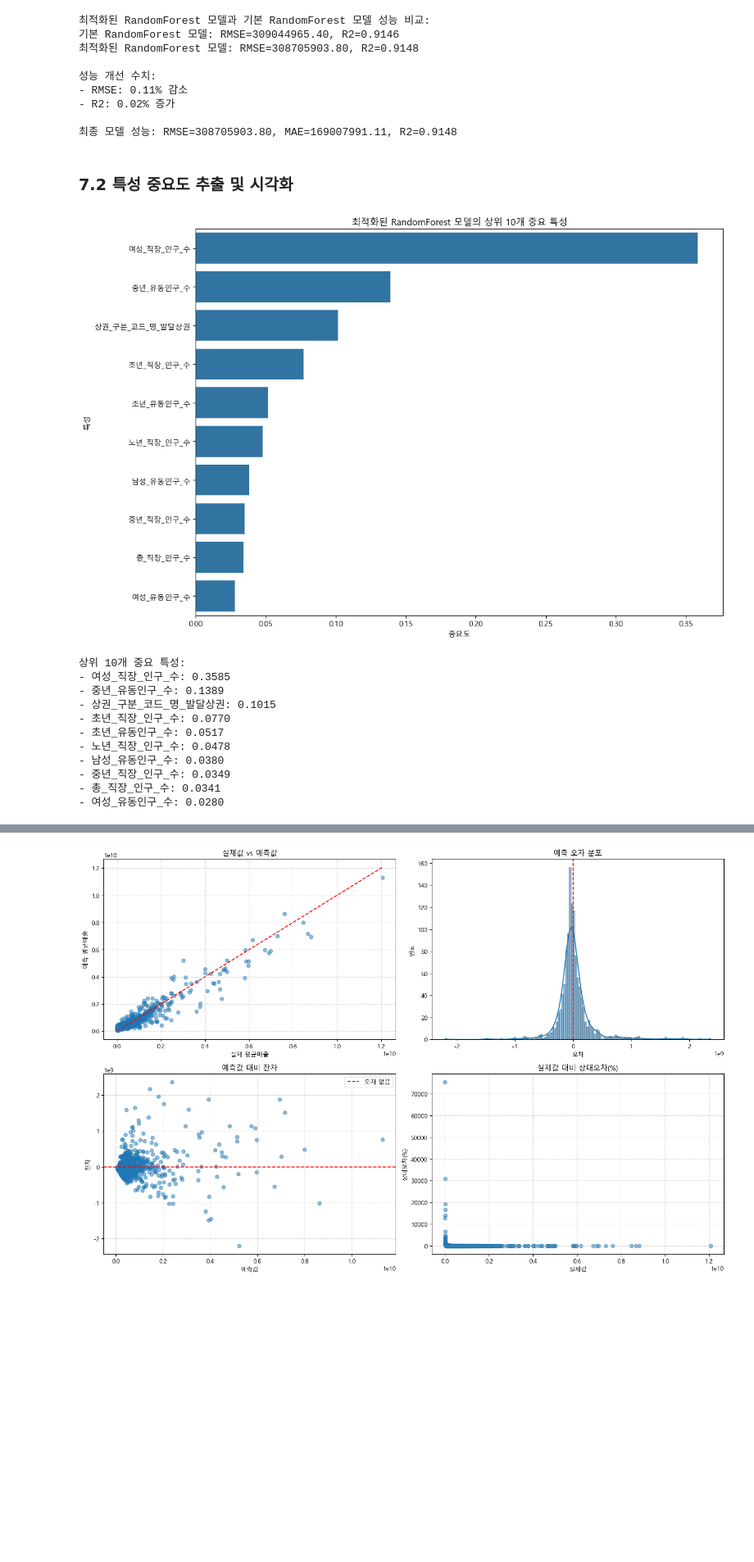
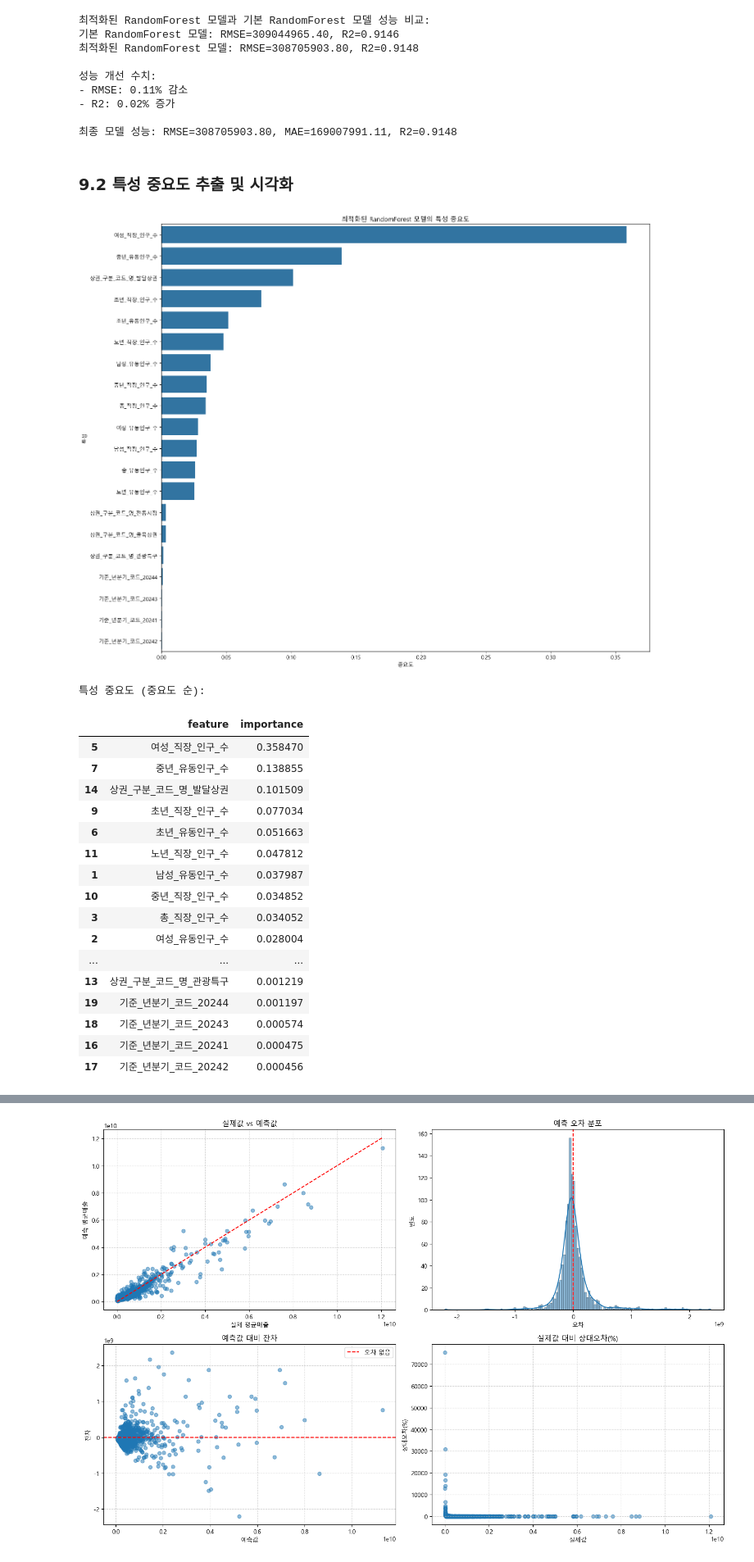
Before and after one commit to itsjulianjeong/supervised_team_project, a Jupyter notebook: seoul_restaurant_sales_prediction_refactored.ipynb, the cells around one changed output, grey strips where cells are left out. Shown at 82% size. Saved outputs shown, nothing was run; the diff lists cells and outputs as text; code cells hidden in the pictures; blank space fills up the shorter version.

```diff
--- a/seoul_restaurant_sales_prediction_refactored.ipynb
+++ b/seoul_restaurant_sales_prediction_refactored.ipynb
@@ -585,0 +450,14 @@ print(f"- 타겟 변수: {target_variable[0]}")
+# %%
+# 성별 인구 비율 계산 (총 인구 대비 각 성별 비율)
+feature_engineering_df['남성_유동인구_비율'] = feature_engineering_df['남성_유동인구_수'] / feature_engineering_df['총_유동인구_수']
+feature_engineering_df['여성_유동인구_비율'] = feature_engineering_df['여성_유동인구_수'] / feature_engineering_df['총_유동인구_수']
+feature_engineering_df['남성_직장인구_비율'] = feature_engineering_df['남성_직장_인구_수'] / feature_engineering_df['총_직장_인구_수']
+feature_engineering_df['여성_직장인구_비율'] = feature_engineering_df['여성_직장_인구_수'] / feature_engineering_df['총_직장_인구_수']
+
+# 0으로 나누는 경우(분모가 0인 경우) 처리
+for col in ['남성_유동인구_비율', '여성_유동인구_비율', '남성_직장인구_비율', '여성_직장인구_비율']:
+    feature_engineering_df[col] = feature_engineering_df[col].fillna(0)
+
+# 생성된 성별 비율 특성을 후보 목록에 추가
+gender_ratio_features = ['남성_유동인구_비율', '여성_유동인구_비율', '남성_직장인구_비율', '여성_직장인구_비율']
+numeric_feature_candidates.extend(gender_ratio_features)
@@ -711,6 +941,6 @@ plt.show()
 # %%
 # 훈련/테스트 데이터 분할 (테스트 데이터 20%)
-X_train, X_test, y_train, y_test = train_test_split(X, y, test_size=0.2, random_state=42)
+X_train, X_test, y_train, y_test = train_test_split(X, y, test_size=0.2, random_state=RANDOM_STATE)
 
 # 모델 정의 - 다양한 회귀 모델로 비교 분석
 models = {
@@ -720,24 +950,24 @@ models = {
     ]),
     'Polynomial Regression': Pipeline([
         ('preprocessor', preprocessor),
-        ('poly', PolynomialFeatures(degree=2, include_bias=False)),  # 다항식 특성 생성 (2차)
+        ('poly', PolynomialFeatures(degree=2)),  # 다항식 특성 생성 (2차)
         ('regressor', LinearRegression())
     ]),
     'Ridge': Pipeline([
         ('preprocessor', preprocessor),
-        ('regressor', Ridge(alpha=1.0))  # L2 정규화
+        ('regressor', Ridge(alpha=1.0, tol=1)) # L2 정규화
     ]),
     'Lasso': Pipeline([
         ('preprocessor', preprocessor),
-        ('regressor', Lasso(alpha=0.1))  # L1 정규화
+        ('regressor', Lasso(alpha=1.0, max_iter=8000, tol=1e-3))  # L1 정규화
     ]),
     'Random Forest': Pipeline([
         ('preprocessor', preprocessor),
-        ('regressor', RandomForestRegressor(n_estimators=100, max_depth=None, random_state=42))
+        ('regressor', RandomForestRegressor(n_estimators=100, max_depth=None, random_state=RANDOM_STATE))
     ]),
     'Gradient Boosting': Pipeline([
         ('preprocessor', preprocessor),
-        ('regressor', GradientBoostingRegressor(n_estimators=100, learning_rate=0.1, random_state=42))
+        ('regressor', GradientBoostingRegressor(n_estimators=100, learning_rate=0.1, random_state=RANDOM_STATE))
     ])
 }
 
@@ -1086,56 +1309,62 @@ print(f"\n최종 모델 성능: RMSE={final_rmse:.2f}, MAE={final_mae:.2f}, R2={
 
 최종 모델 성능: RMSE=308705903.80, MAE=169007991.11, R2=0.9148
 # %% [markdown]
-### 7.2 특성 중요도 추출 및 시각화
+### 9.2 특성 중요도 추출 및 시각화
 # %%
 # RandomForest 모델의 특성 중요도 분석
 # 모델에서 특성 중요도 추출
 regressor = final_model.named_steps['regressor']
 feature_importances = regressor.feature_importances_
 
 # 전처리기에서 변환된 특성 이름 가져오기
 preprocessor = final_model.named_steps['preprocessor']
 num_transformer = preprocessor.named_transformers_['num']
 cat_transformer = preprocessor.named_transformers_['cat']
 
 # 변환된 특성 이름 목록 생성
 # 수치형 특성 이름
 feature_names = numeric_features.copy()
 # 범주형 특성 변환 이름 추출
 cat_feature_names = cat_transformer.named_steps['onehot'].get_feature_names_out(categorical_features)
 feature_names.extend(cat_feature_names)
 
 # 특성 중요도 데이터프레임 생성 (중요도 내림차순 정렬)
 importance_df = pd.DataFrame({
     'feature': feature_names[:len(feature_importances)],
     'importance': feature_importances
 }).sort_values('importance', ascending=False)
 
-# 상위 10개 특성 중요도 시각화
-plt.figure(figsize=(12, 8))
-sns.barplot(x='importance', y='feature', data=importance_df.head(10))
-plt.title(f'{final_model_name} 모델의 상위 10개 중요 특성')
+# 모든 특성 중요도 시각화
+plt.figure(figsize=(15, 12))
+sns.barplot(x='importance', y='feature', data=importance_df)
+plt.title(f'{final_model_name} 모델의 특성 중요도')
 plt.xlabel('중요도')
 plt.ylabel('특성')
 plt.tight_layout()
 plt.savefig('plots/feature_importance.png', dpi=300, bbox_inches='tight')
 plt.show()
 
-# 상위 10개 중요 특성 출력
-print("\n상위 10개 중요 특성:")
-for idx, row in importance_df.head(10).iterrows():
-    print(f"- {row['feature']}: {row['importance']:.4f}")
+# 전체 특성 중요도 출력
+print("\n특성 중요도 (중요도 순):")
+display(importance_df)
 # %% [output]
-[figure, old version]
+[figure, new version]
-상위 10개 중요 특성:
-- 여성_직장_인구_수: 0.3585
-- 중년_유동인구_수: 0.1389
-- 상권_구분_코드_명_발달상권: 0.1015
-- 초년_직장_인구_수: 0.0770
-- 초년_유동인구_수: 0.0517
-- 노년_직장_인구_수: 0.0478
-- 남성_유동인구_수: 0.0380
-- 중년_직장_인구_수: 0.0349
-- 총_직장_인구_수: 0.0341
-- 여성_유동인구_수: 0.0280
+특성 중요도 (중요도 순):
+|  | feature | importance |
+| 5 | 여성_직장_인구_수 | 0.358470 |
+| 7 | 중년_유동인구_수 | 0.138855 |
+| 14 | 상권_구분_코드_명_발달상권 | 0.101509 |
+| 9 | 초년_직장_인구_수 | 0.077034 |
+| 6 | 초년_유동인구_수 | 0.051663 |
+| 11 | 노년_직장_인구_수 | 0.047812 |
+| 1 | 남성_유동인구_수 | 0.037987 |
+| 10 | 중년_직장_인구_수 | 0.034852 |
+| 3 | 총_직장_인구_수 | 0.034052 |
+| 2 | 여성_유동인구_수 | 0.028004 |
+| ... | ... | ... |
+| 13 | 상권_구분_코드_명_관광특구 | 0.001219 |
+| 19 | 기준_년분기_코드_20244 | 0.001197 |
+| 18 | 기준_년분기_코드_20243 | 0.000574 |
+| 16 | 기준_년분기_코드_20241 | 0.000475 |
+| 17 | 기준_년분기_코드_20242 | 0.000456 |
 # %% [markdown]
```
Also changed, not shown: parts of 100 cells of this notebook.
